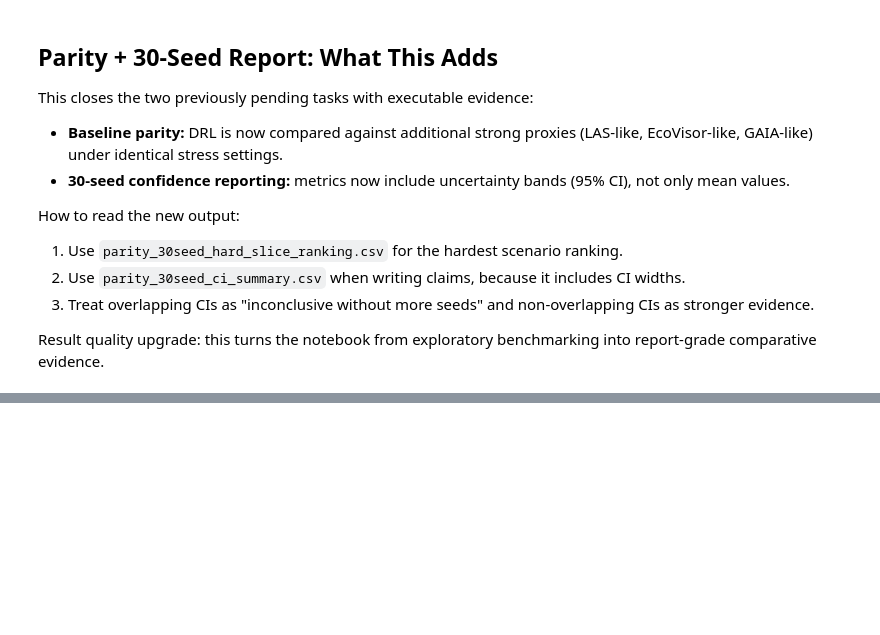
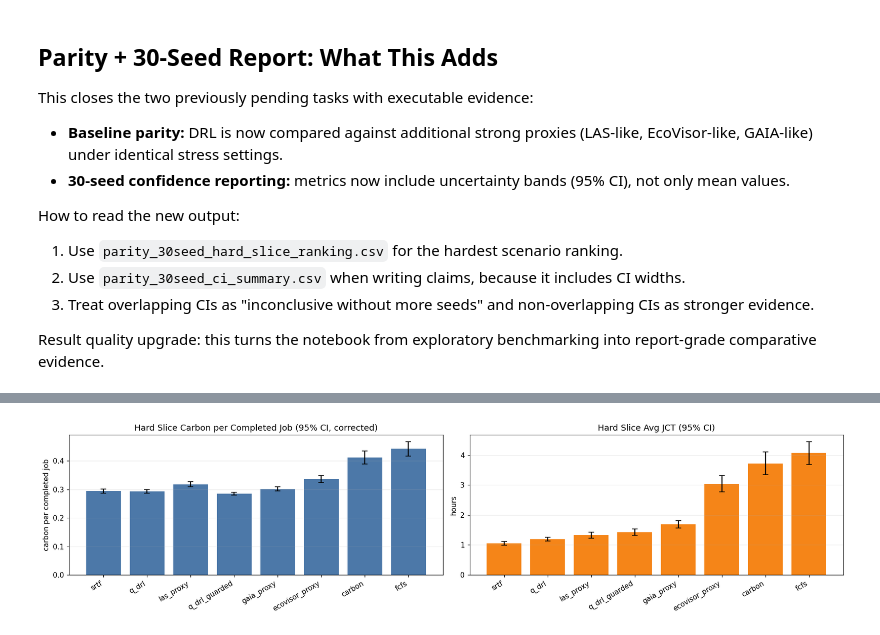
Before and after one commit to Khush-33/Eco-Cloud, a Jupyter notebook: notebooks/initial_drl_experiments.ipynb, the cells around one changed output, grey strips where cells are left out. Drawn from its saved outputs; the diff is of its cells as text; code cells hidden in the pictures; blank space fills up the shorter version.

```diff
--- a/notebooks/initial_drl_experiments.ipynb
+++ b/notebooks/initial_drl_experiments.ipynb
@@ -2141,0 +2234,45 @@ Result quality upgrade: this turns the notebook from exploratory benchmarking in
+# %%
+# 2) Corrected hard-slice CI chart (uses metric-specific CI columns)
+import matplotlib.pyplot as plt
+import numpy as np
+
+if "hard_slice_ci" not in globals() or hard_slice_ci.empty:
+    p = _resolve_data_file("parity_30seed_hard_slice_ci_metric_corrected.csv")
+    hard_slice_ci = pd.read_csv(p)
+
+plot_df = hard_slice_ci.copy().sort_values("tradeoff_score_mean")
+labels = plot_df["policy"].tolist()
+x = np.arange(len(labels))
+
+fig, axes = plt.subplots(1, 2, figsize=(16, 4), dpi=110)
+
+axes[0].bar(
+    x,
+    plot_df["carbon_per_completed_job_mean"],
+    yerr=plot_df["carbon_per_completed_job_ci95"],
+    capsize=4,
+    color="#4C78A8",
+)
+axes[0].set_xticks(x)
+axes[0].set_xticklabels(labels, rotation=30, ha="right")
+axes[0].set_title("Hard Slice Carbon per Completed Job (95% CI, corrected)")
+axes[0].set_ylabel("carbon per completed job")
+axes[0].grid(axis="y", alpha=0.25)
+
+axes[1].bar(
+    x,
+    plot_df["avg_jct_h_mean"],
+    yerr=plot_df["avg_jct_h_ci95"],
+    capsize=4,
+    color="#F58518",
+)
+axes[1].set_xticks(x)
+axes[1].set_xticklabels(labels, rotation=30, ha="right")
+axes[1].set_title("Hard Slice Avg JCT (95% CI)")
+axes[1].set_ylabel("hours")
+axes[1].grid(axis="y", alpha=0.25)
+
+plt.tight_layout()
+plt.show()
+# %% [output]
+[figure, added]
```
Also changed, not shown: parts of 3 cells of this notebook, 13 other files.
